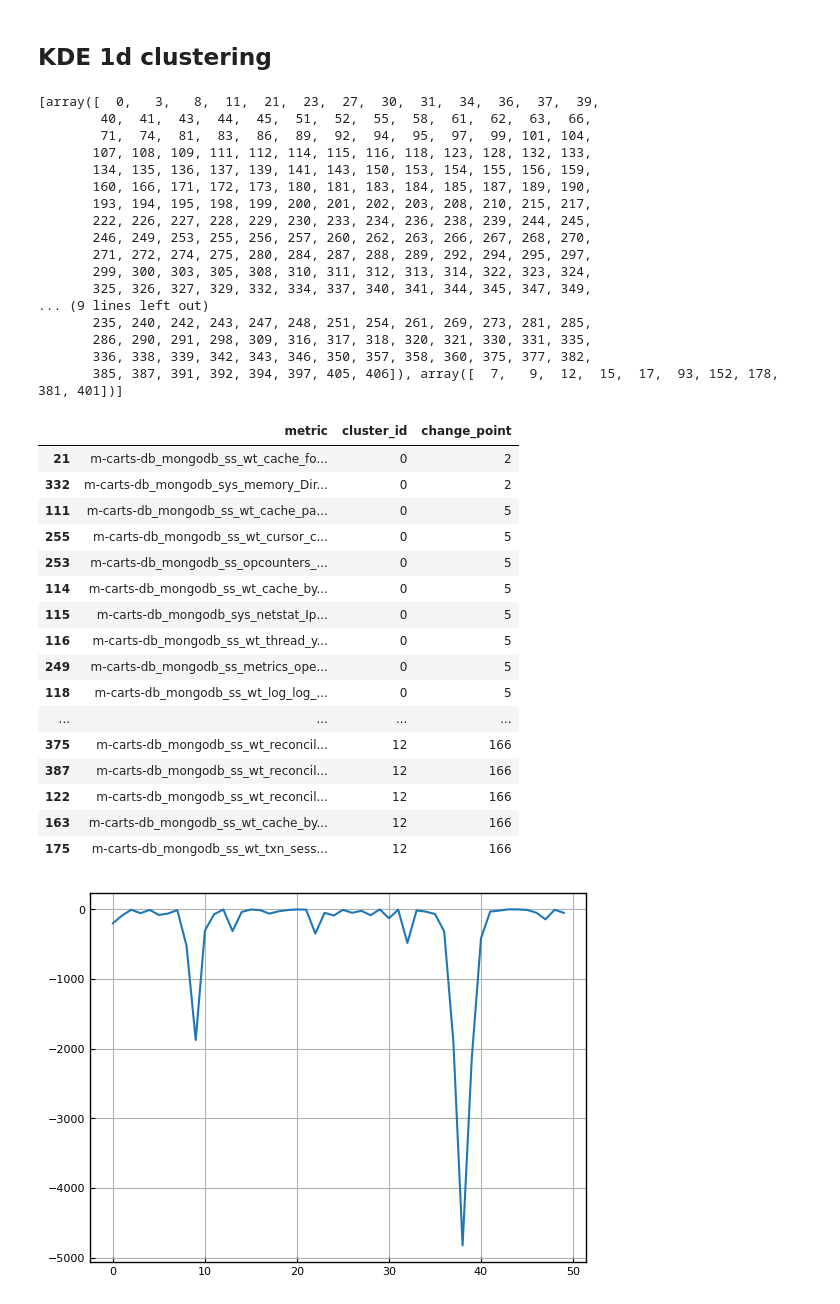
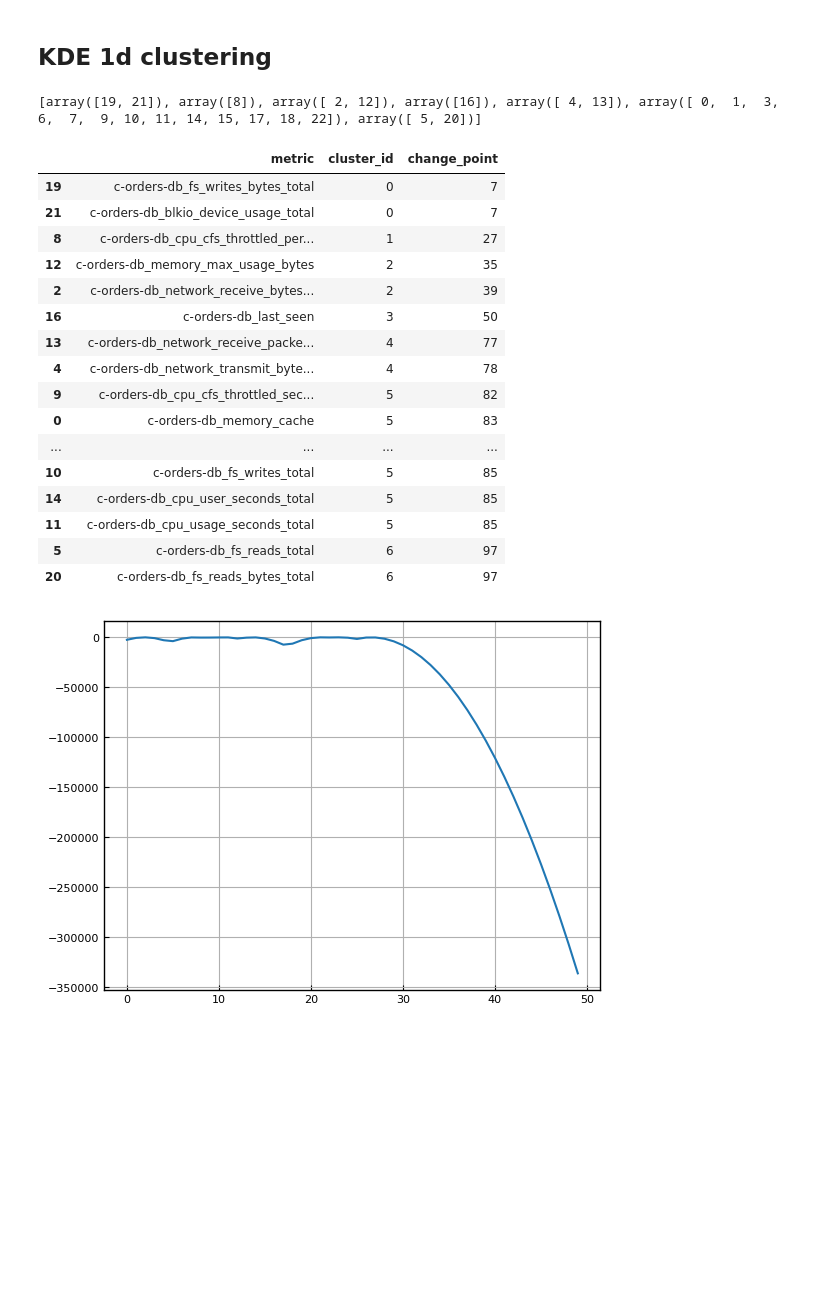
Before and after one commit to XuRepository/meltria-analyzer, a Jupyter notebook: notebooks/change_point_based_clustering.ipynb, the cells around one changed output. Cells and saved outputs as stored; diff of their text form; code cells hidden in the pictures; blank space fills up the shorter version.

Commit message:
add zscore causerank

```diff
--- a/notebooks/change_point_based_clustering.ipynb
+++ b/notebooks/change_point_based_clustering.ipynb
@@ -68,12 +68,12 @@ tt_dataset_by_chaos = load_tsdr_by_chaos(
 # %%
 import pandas as pd
 
-record, data_df_by_metric_type = dataset_by_chaos[("pod-memory-hog", "carts-db")][2]
+record, data_df_by_metric_type = dataset_by_chaos[("pod-cpu-hog", "orders-db")][1]
 print(record.chaos_case_full())
 dataset = pd.concat([
     data_df_by_metric_type["containers"][0],
     data_df_by_metric_type["services"][0],
-    data_df_by_metric_type["middlewares"][0],
+    # data_df_by_metric_type["middlewares"][0],
 ], axis=1)
 dataset.shape, record.chaos_case_file()
 # %% [output]
@@ -196,15 +196,21 @@ slis_bkp
 # %% [markdown]
 ## Change points detection
 # %%
+from tsdr.outlierdetection.n_sigma_rule import detect_anomalies_with_zscore_nsigma_cause_rank
+
 data = cause_dataset
 n_bkps = 1
 
 metrics = data.columns.tolist()
 binseg = rpt.Binseg(model="normal", jump=1)
 change_points: list[int] = []
+data_size = data.shape[0]
 for metric in metrics:
     x = data[metric].to_numpy()
-    change_point = binseg.fit(scipy.stats.zscore(x)).predict(n_bkps=n_bkps)[0]
+    anomaly, scores = detect_anomalies_with_zscore_nsigma_cause_rank(x, anomalous_start_idx=4*25, n_sigmas=2.0)
+    data_size = len(scores)
+    # change_point = binseg.fit(scipy.stats.zscore(x)).predict(n_bkps=n_bkps)[0]
+    change_point = binseg.fit(scores).predict(n_bkps=n_bkps)[0]
     change_points.append(change_point)
 metric_to_bkp = {metric: bkp for metric, bkp in zip(metrics, change_points)}
 
@@ -221,67 +227,51 @@ from sklearn.neighbors import KernelDensity
 # x = np.diff(a)
 x = np.array(change_points, dtype=int)
 kde = KernelDensity(kernel='gaussian', bandwidth=0.1).fit(x.reshape(-1, 1))
-minval, maxval = 0, dataset.shape[0]-1
+minval, maxval = 0, data_size - 1
 s = np.linspace(minval, maxval)
 e = kde.score_samples(s.reshape(-1, 1))
 # display(list(zip(b, e)))
 plt.plot(e)
 
 mi = argrelextrema(e, np.less)[0]
 
 clusters = []
 if len(mi) <= 0:
     print("1 cluster")
     clusters.append(np.arange(len(x)))
 else:
     clusters.append(np.where(x < s[mi][0])[0])  # most left cluster
     # all middle cluster
     for i_cluster in range(len(mi)-1):
         clusters.append(np.where((x >= s[mi][i_cluster]) * (x <= s[mi][i_cluster+1]))[0])
     clusters.append(np.where(x >= s[mi][-1])[0])  # most right cluster
 
 print(clusters)
 x_indice_to_cluster_id = {x_indice: cluster_id for cluster_id, x_indices in enumerate(clusters) for x_indice in x_indices}
 cluster_labels = np.array([x_indice_to_cluster_id[x_indice] for x_indice in range(len(x))])
 with pd.option_context("display.max_rows", None, "display.max_columns", None):
     display(pd.DataFrame(zip(metrics, cluster_labels, x), columns=["metric", "cluster_id", "change_point"]).sort_values("change_point"))
 cluster_id_to_metrics = {cluster_id: [metrics[x_indice] for x_indice in x_indices] for cluster_id, x_indices in enumerate(clusters)}
 # %% [output]
-[array([  0,   3,   8,  11,  21,  23,  27,  30,  31,  34,  36,  37,  39,
-        40,  41,  43,  44,  45,  51,  52,  55,  58,  61,  62,  63,  66,
-        71,  74,  81,  83,  86,  89,  92,  94,  95,  97,  99, 101, 104,
-       107, 108, 109, 111, 112, 114, 115, 116, 118, 123, 128, 132, 133,
-       134, 135, 136, 137, 139, 141, 143, 150, 153, 154, 155, 156, 159,
-       160, 166, 171, 172, 173, 180, 181, 183, 184, 185, 187, 189, 190,
-       193, 194, 195, 198, 199, 200, 201, 202, 203, 208, 210, 215, 217,
-       222, 226, 227, 228, 229, 230, 233, 234, 236, 238, 239, 244, 245,
-       246, 249, 253, 255, 256, 257, 260, 262, 263, 266, 267, 268, 270,
-       271, 272, 274, 275, 280, 284, 287, 288, 289, 292, 294, 295, 297,
-       299, 300, 303, 305, 308, 310, 311, 312, 313, 314, 322, 323, 324,
-       325, 326, 327, 329, 332, 334, 337, 340, 341, 344, 345, 347, 349,
-... (9 lines left out)
-       235, 240, 242, 243, 247, 248, 251, 254, 261, 269, 273, 281, 285,
-       286, 290, 291, 298, 309, 316, 317, 318, 320, 321, 330, 331, 335,
-       336, 338, 339, 342, 343, 346, 350, 357, 358, 360, 375, 377, 382,
-       385, 387, 391, 392, 394, 397, 405, 406]), array([  7,   9,  12,  15,  17,  93, 152, 178, 381, 401])]
+[array([19, 21]), array([8]), array([ 2, 12]), array([16]), array([ 4, 13]), array([ 0,  1,  3,  6,  7,  9, 10, 11, 14, 15, 17, 18, 22]), array([ 5, 20])]
 |  | metric | cluster_id | change_point |
-| 21 | m-carts-db_mongodb_ss_wt_cache_fo... | 0 | 2 |
-| 332 | m-carts-db_mongodb_sys_memory_Dir... | 0 | 2 |
-| 111 | m-carts-db_mongodb_ss_wt_cache_pa... | 0 | 5 |
-| 255 | m-carts-db_mongodb_ss_wt_cursor_c... | 0 | 5 |
-| 253 | m-carts-db_mongodb_ss_opcounters_... | 0 | 5 |
-| 114 | m-carts-db_mongodb_ss_wt_cache_by... | 0 | 5 |
-| 115 | m-carts-db_mongodb_sys_netstat_Ip... | 0 | 5 |
-| 116 | m-carts-db_mongodb_ss_wt_thread_y... | 0 | 5 |
-| 249 | m-carts-db_mongodb_ss_metrics_ope... | 0 | 5 |
-| 118 | m-carts-db_mongodb_ss_wt_log_log_... | 0 | 5 |
+| 19 | c-orders-db_fs_writes_bytes_total | 0 | 7 |
+| 21 | c-orders-db_blkio_device_usage_total | 0 | 7 |
+| 8 | c-orders-db_cpu_cfs_throttled_per... | 1 | 27 |
+| 12 | c-orders-db_memory_max_usage_bytes | 2 | 35 |
+| 2 | c-orders-db_network_receive_bytes... | 2 | 39 |
+| 16 | c-orders-db_last_seen | 3 | 50 |
+| 13 | c-orders-db_network_receive_packe... | 4 | 77 |
+| 4 | c-orders-db_network_transmit_byte... | 4 | 78 |
+| 9 | c-orders-db_cpu_cfs_throttled_sec... | 5 | 82 |
+| 0 | c-orders-db_memory_cache | 5 | 83 |
 | ... | ... | ... | ... |
-| 375 | m-carts-db_mongodb_ss_wt_reconcil... | 12 | 166 |
-| 387 | m-carts-db_mongodb_ss_wt_reconcil... | 12 | 166 |
-| 122 | m-carts-db_mongodb_ss_wt_reconcil... | 12 | 166 |
-| 163 | m-carts-db_mongodb_ss_wt_cache_by... | 12 | 166 |
-| 175 | m-carts-db_mongodb_ss_wt_txn_sess... | 12 | 166 |
+| 10 | c-orders-db_fs_writes_total | 5 | 85 |
+| 14 | c-orders-db_cpu_user_seconds_total | 5 | 85 |
+| 11 | c-orders-db_cpu_usage_seconds_total | 5 | 85 |
+| 5 | c-orders-db_fs_reads_total | 6 | 97 |
+| 20 | c-orders-db_fs_reads_bytes_total | 6 | 97 |
-[figure, old version]
+[figure, new version]
 # %%
 cluster_selection_epsilon = 3.0
 clusterer = hdbscan.HDBSCAN(
```
Also changed, not shown: parts of 8 cells of this notebook, 1 other file.
